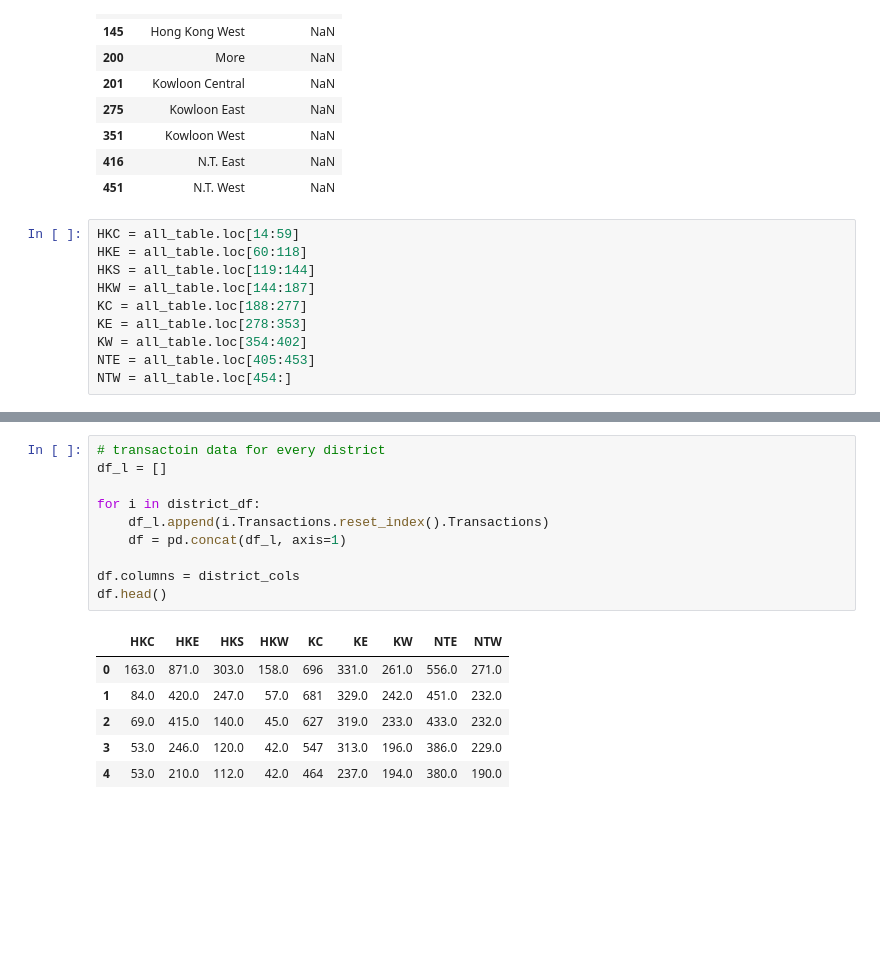
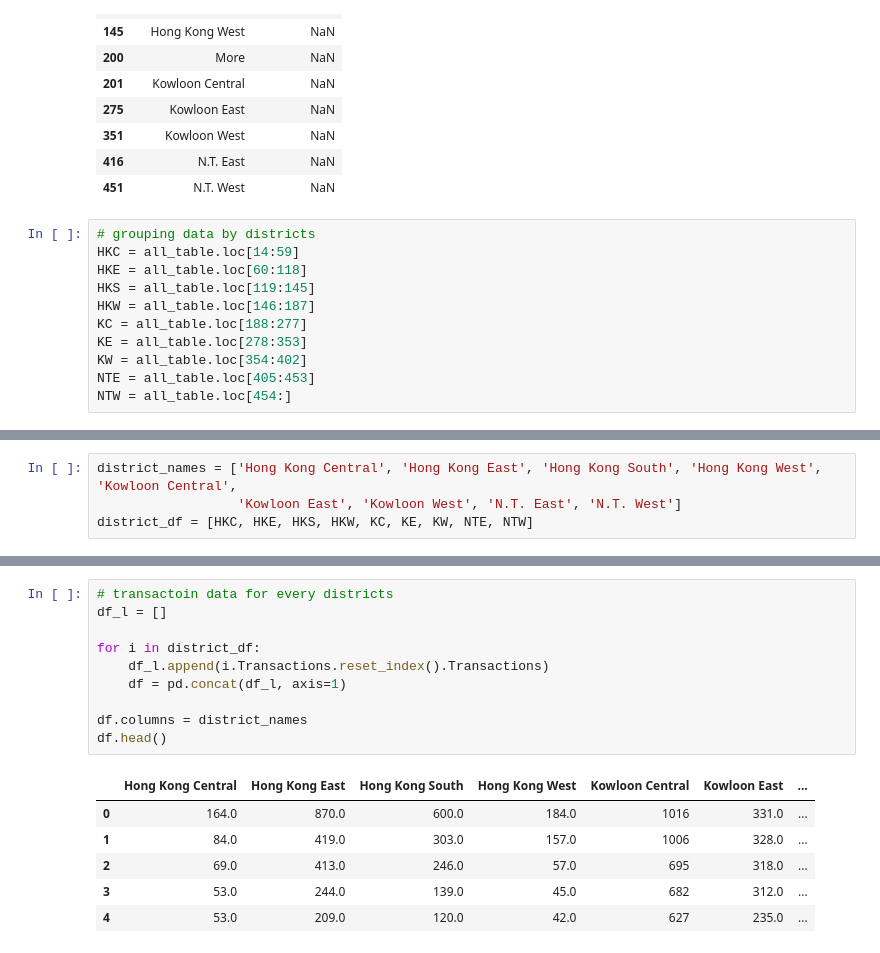
Before and after one commit to entercloud9/group4, a Jupyter notebook: transaction_history_graphs.ipynb, the cells around one changed output, grey strips where cells are left out. Cells and saved outputs as stored; diff of their text form; blank space fills up the shorter version.

```diff
--- a/transaction_history_graphs.ipynb
+++ b/transaction_history_graphs.ipynb
@@ -106,10 +109,11 @@ table[table.Transactions.isnull() == True]
 | 416 | N.T. East | NaN |
 | 451 | N.T. West | NaN |
 # %%
+# grouping data by districts
 HKC = all_table.loc[14:59]
 HKE = all_table.loc[60:118]
-HKS = all_table.loc[119:144]
-HKW = all_table.loc[144:187]
+HKS = all_table.loc[119:145]
+HKW = all_table.loc[146:187]
 KC = all_table.loc[188:277]
 KE = all_table.loc[278:353]
 KW = all_table.loc[354:402]
@@ -126,0 +129,4 @@ district_df = [HKC, HKE, HKS, HKW, KC, KE, KW, NTE, NTW]
+# %%
+district_names = ['Hong Kong Central', 'Hong Kong East', 'Hong Kong South', 'Hong Kong West', 'Kowloon Central',
+                  'Kowloon East', 'Kowloon West', 'N.T. East', 'N.T. West']
+district_df = [HKC, HKE, HKS, HKW, KC, KE, KW, NTE, NTW]
@@ -127,17 +179,17 @@ district_df = [HKC, HKE, HKS, HKW, KC, KE, KW, NTE, NTW]
 # %%
-# transactoin data for every district
+# transactoin data for every districts
 df_l = []
 
 for i in district_df:
     df_l.append(i.Transactions.reset_index().Transactions)
     df = pd.concat(df_l, axis=1)
 
-df.columns = district_cols
+df.columns = district_names
 df.head()
 # %% [output]
-|  | HKC | HKE | HKS | HKW | KC | KE | KW | NTE | NTW |
-| 0 | 163.0 | 871.0 | 303.0 | 158.0 | 696 | 331.0 | 261.0 | 556.0 | 271.0 |
-| 1 | 84.0 | 420.0 | 247.0 | 57.0 | 681 | 329.0 | 242.0 | 451.0 | 232.0 |
-| 2 | 69.0 | 415.0 | 140.0 | 45.0 | 627 | 319.0 | 233.0 | 433.0 | 232.0 |
-| 3 | 53.0 | 246.0 | 120.0 | 42.0 | 547 | 313.0 | 196.0 | 386.0 | 229.0 |
-| 4 | 53.0 | 210.0 | 112.0 | 42.0 | 464 | 237.0 | 194.0 | 380.0 | 190.0 |
+|  | Hong Kong Central | Hong Kong East | Hong Kong South | Hong Kong West | Kowloon Central | Kowloon East | ... |
+| 0 | 164.0 | 870.0 | 600.0 | 184.0 | 1016 | 331.0 | ... |
+| 1 | 84.0 | 419.0 | 303.0 | 157.0 | 1006 | 328.0 | ... |
+| 2 | 69.0 | 413.0 | 246.0 | 57.0 | 695 | 318.0 | ... |
+| 3 | 53.0 | 244.0 | 139.0 | 45.0 | 682 | 312.0 | ... |
+| 4 | 53.0 | 209.0 | 120.0 | 42.0 | 627 | 235.0 | ... |
```
Also changed, not shown: parts of 16 cells of this notebook.
